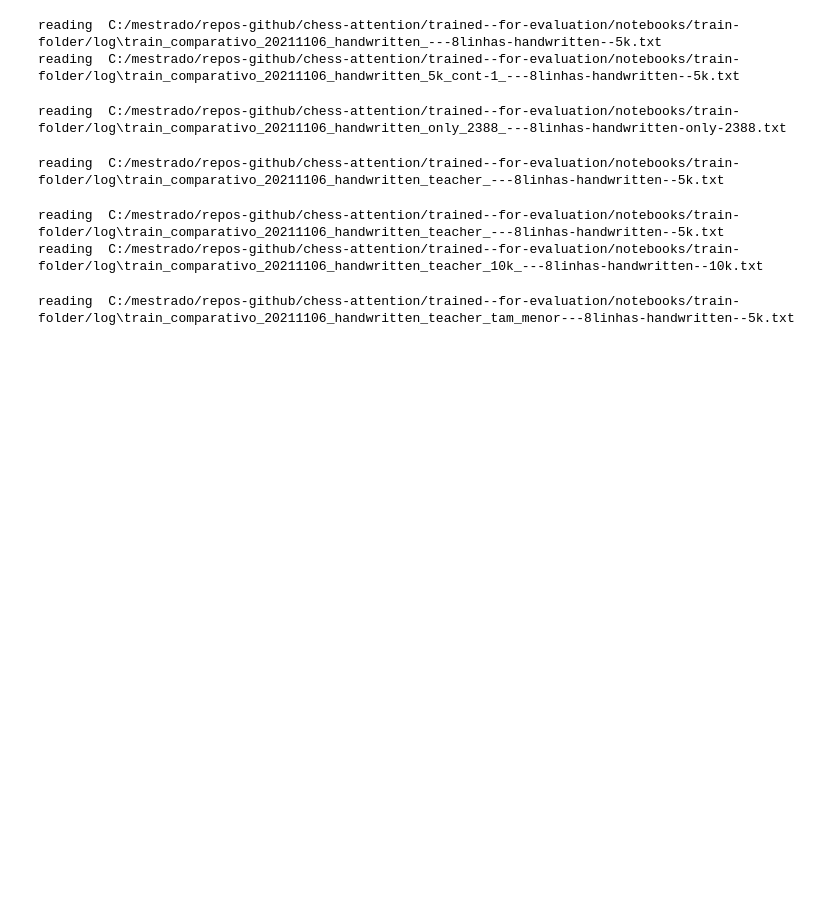
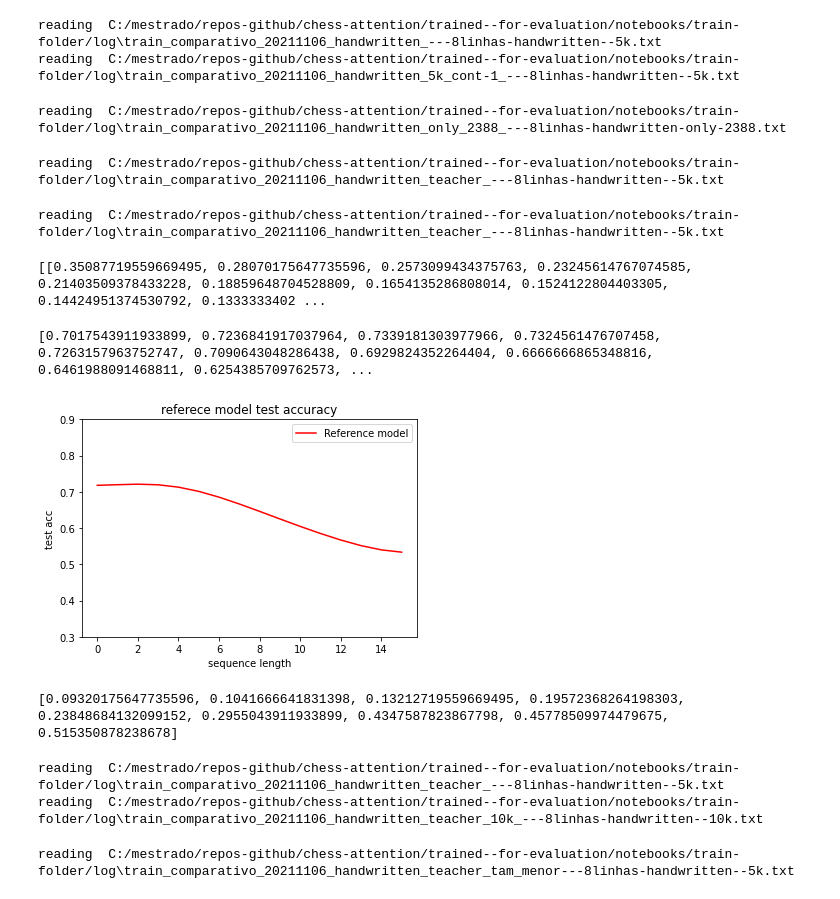
Before and after one commit to sergiohayashi/chess-attention, a Jupyter notebook: trained--for-evaluation/notebooks/app/log-analyzer-20211107--comparativo--todos.ipynb, the cells around one changed output. Cells and saved outputs as stored; diff of their text form; code cells hidden in the pictures; blank space fills up the shorter version.

```diff
--- a/trained--for-evaluation/notebooks/app/log-analyzer-20211107--comparativo--todos.ipynb
+++ b/trained--for-evaluation/notebooks/app/log-analyzer-20211107--comparativo--todos.ipynb
@@ -235,6 +235,47 @@ def get_for_handwritten_teacher():
 handTeach_train_loss, handTeach_valid_loss, handTeach_test_acc, handTeach_train_acc, handTeach_valid_acc= get_for_handwritten_teacher()
 # %% [output]
 reading  C:/mestrado/repos-github/chess-attention/trained--for-evaluation/notebooks/train-folder/log\train_comparativo_20211106_handwritten_teacher_---8linhas-handwritten--5k.txt
+# %%
+def get_test_acc_reference_model():
+    folder = 'C:/mestrado/repos-github/chess-attention/trained--for-evaluation/notebooks/train-folder/log'
+    lines = read_all( [
+        os.path.join( folder, 'train_comparativo_20211106_handwritten_teacher_---8linhas-handwritten--5k.txt'),
+#         os.path.join( folder, 'train_comparativo_20211106_handwritten_teacher_2_---8linhas-handwritten--5k.txt'),
+
+    ])
+    logs = [json.loads( line) for line in lines]
+    test_acc = [log['test_acc'][0][0] for log in logs]
+
+    return test_acc
+reference_model_test_acc= get_test_acc_reference_model()
+# %% [output]
+reading  C:/mestrado/repos-github/chess-attention/trained--for-evaluation/notebooks/train-folder/log\train_comparativo_20211106_handwritten_teacher_---8linhas-handwritten--5k.txt
+# %%
+print( reference_model_test_acc)
+# %% [output]
+[[0.35087719559669495, 0.28070175647735596, 0.2573099434375763, 0.23245614767074585, 0.21403509378433228, 0.18859648704528809, 0.1654135286808014, 0.1524122804403305, 0.14424951374530792, 0.1333333402 ...
+# %%
+print( reference_model_test_acc[-1])
+# %% [output]
+[0.7017543911933899, 0.7236841917037964, 0.7339181303977966, 0.7324561476707458, 0.7263157963752747, 0.7090643048286438, 0.6929824352264404, 0.6666666865348816, 0.6461988091468811, 0.6254385709762573, ...
+# %%
+# figure(figsize=(7, 4))
+plt.plot(gaussian_filter1d(reference_model_test_acc[-1], sigma=2), color='red')
+# plt.xlim(0, 50)
+plt.ylim(0.3, 0.9)
+plt.ylabel('test acc')
+plt.xlabel('sequence length')
+plt.title( 'referece model test accuracy')
+plt.gca().legend((
+    'Reference model',
+))
+plt.show()
+# %% [output]
+[figure, added]
+# %%
+print( handTeach_test_acc)
+# %% [output]
+[0.09320175647735596, 0.1041666641831398, 0.13212719559669495, 0.19572368264198303, 0.23848684132099152, 0.2955043911933899, 0.4347587823867798, 0.45778509974479675, 0.515350878238678]
 # %%
 def get_for_handwritten_teacher10k():
     folder = 'C:/mestrado/repos-github/chess-attention/trained--for-evaluation/notebooks/train-folder/log'
```
Also changed, not shown: parts of 5 cells of this notebook, 17 other files.
